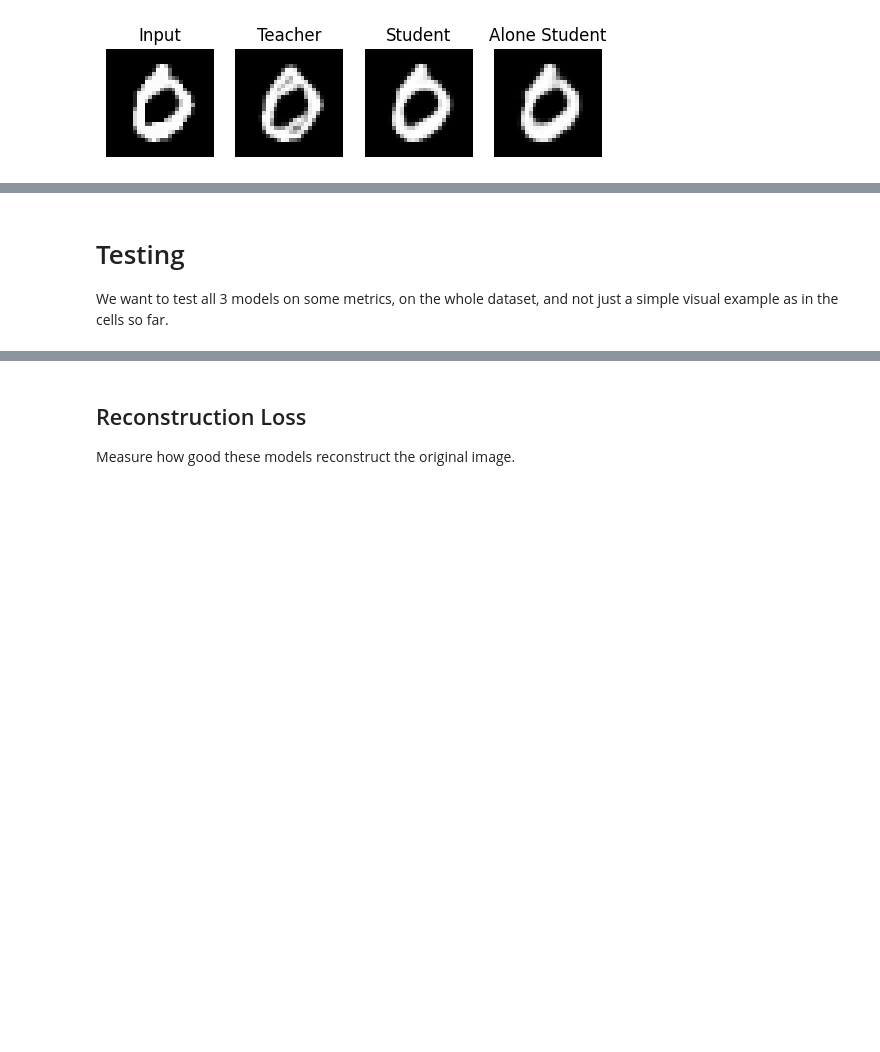
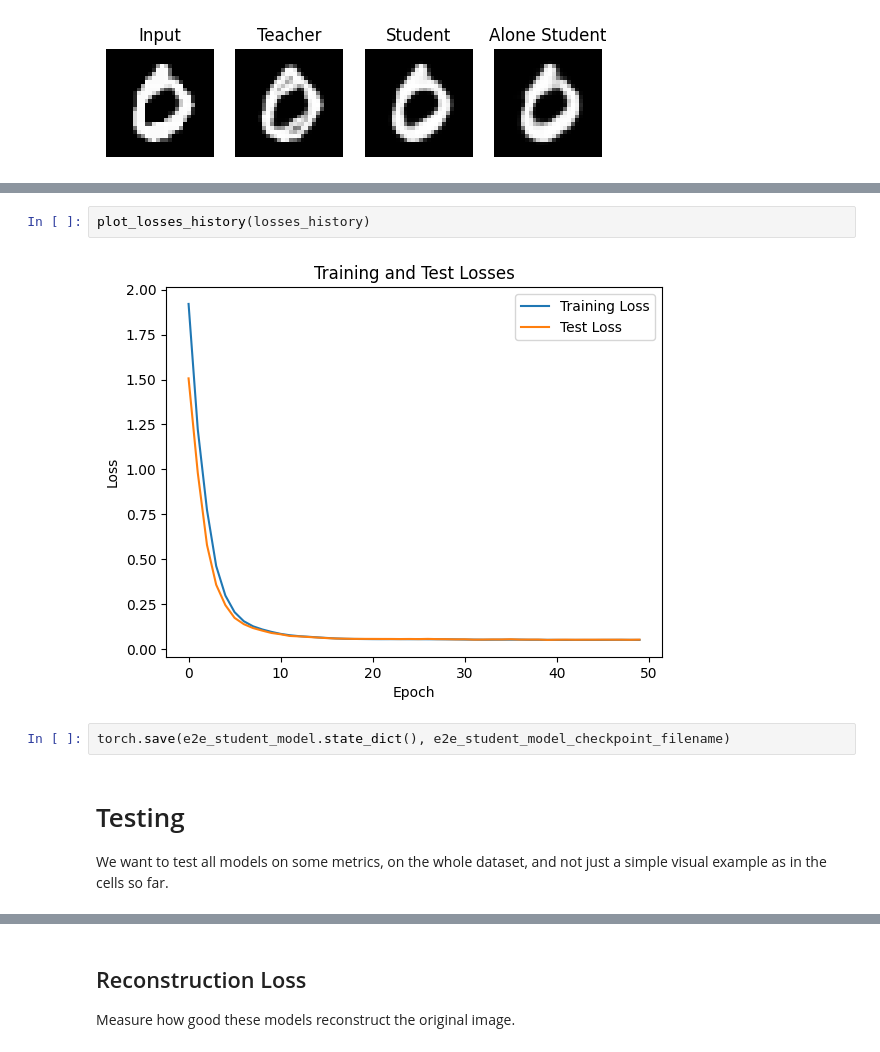
Before and after one commit to simonesestito/latent-autoregressive-source-separation, a Jupyter notebook: MNIST_VQ_VAE_Distillation.ipynb, the cells around one changed output, grey strips where cells are left out. Cells and saved outputs as stored; diff of their text form; blank space fills up the shorter version.

Commit message:
Notebook: add another student

```diff
--- a/MNIST_VQ_VAE_Distillation.ipynb
+++ b/MNIST_VQ_VAE_Distillation.ipynb
@@ -954,6 +1049,12 @@ show_images([
+# %%
+plot_losses_history(losses_history)
+# %% [output]
+[figure, added]
+# %%
+torch.save(e2e_student_model.state_dict(), e2e_student_model_checkpoint_filename)
 # %% [markdown]
 # Testing
-We want to test all 3 models on some metrics, on the whole dataset, and not just a simple visual example as in the cells so far.
+We want to test all models on some metrics, on the whole dataset, and not just a simple visual example as in the cells so far.
 # %%
 #@title Reload all saved models
 def load_eval_model(filename) -> nn.Module:
```
Also changed, not shown: parts of 21 cells of this notebook.
